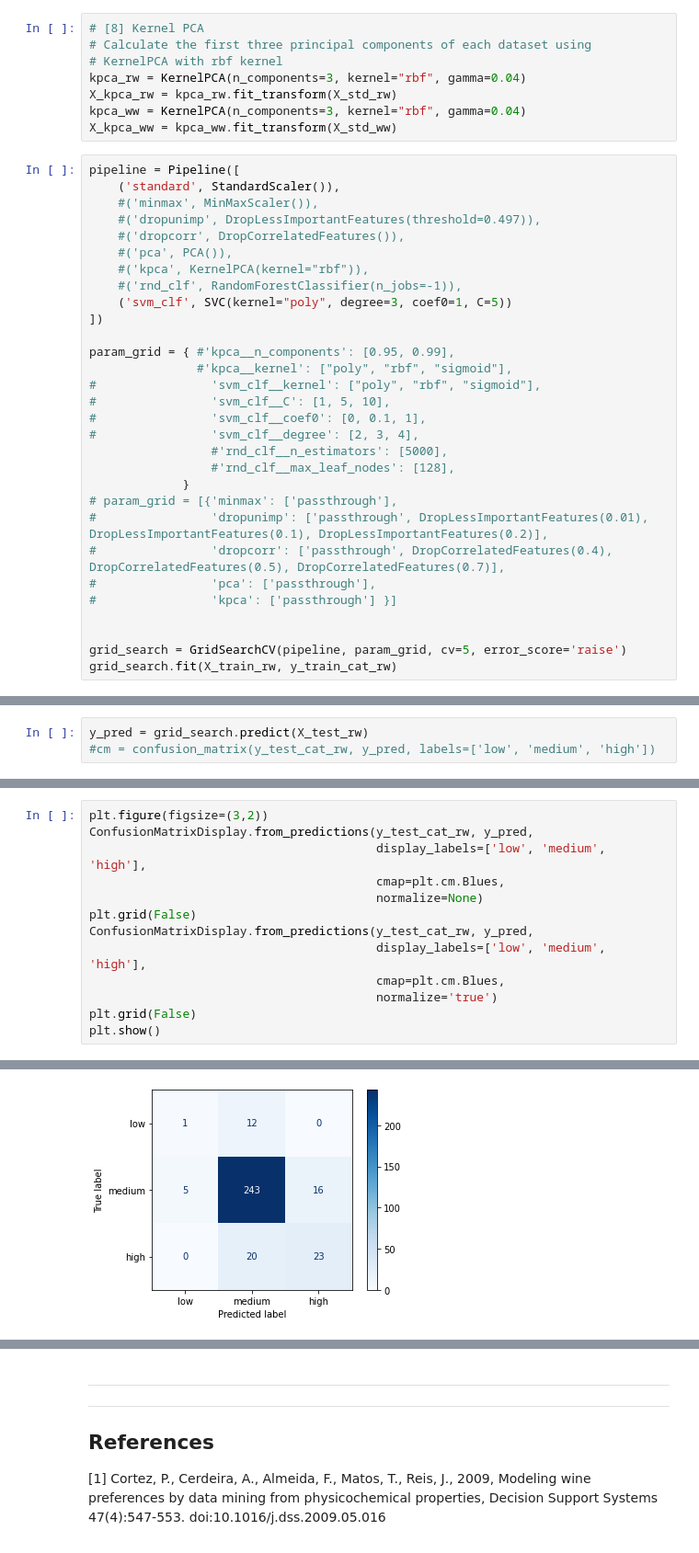
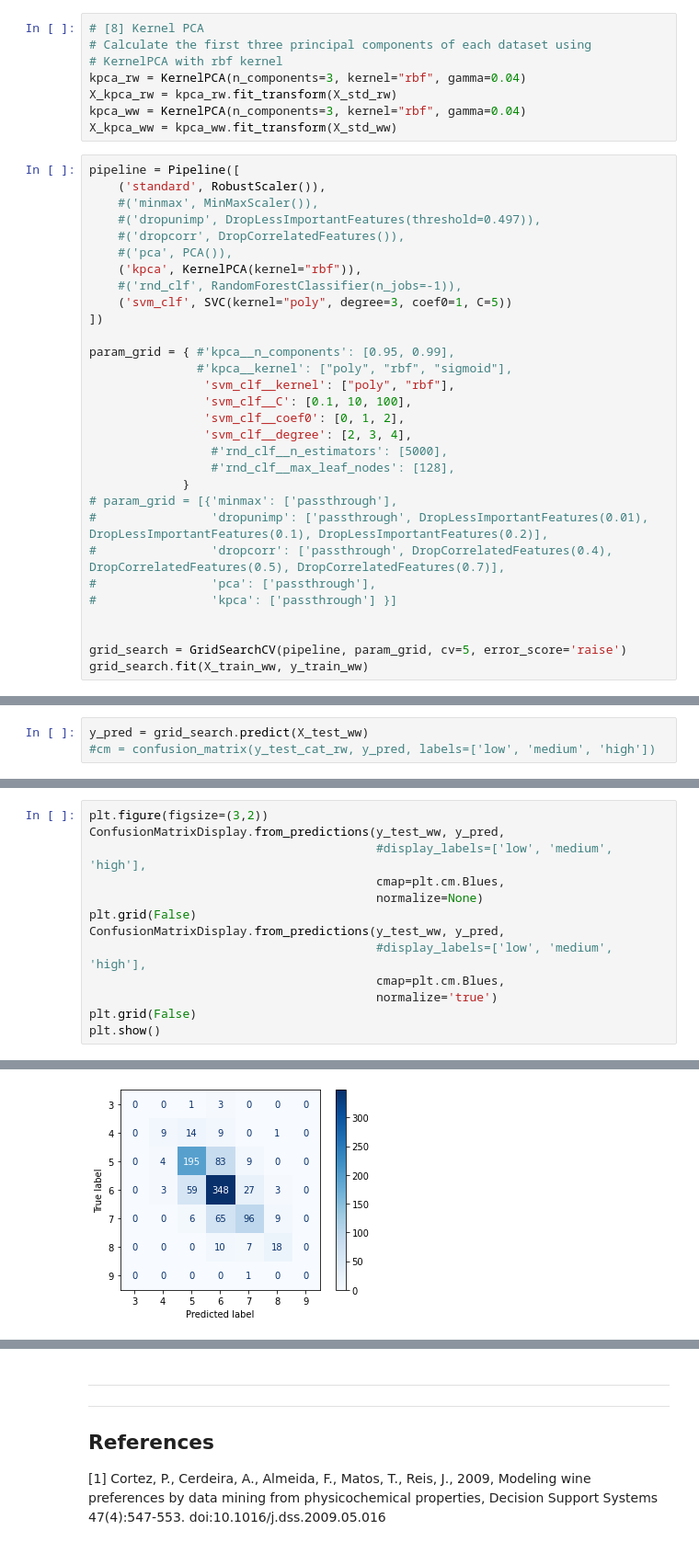
Before and after one commit to fod/machine-learning-statistics, a Jupyter notebook: scikit-learn.ipynb, the cells around one changed output, grey strips where cells are left out. Shown at 92% size. Saved outputs shown, nothing was run; the diff lists cells and outputs as text.

Commit message:
StandardScaler()/RobutsScaler()

```diff
--- a/scikit-learn.ipynb
+++ b/scikit-learn.ipynb
@@ -506,22 +520,22 @@ kpca_ww = KernelPCA(n_components=3, kernel="rbf", gamma=0.04)
 X_kpca_ww = kpca_ww.fit_transform(X_std_ww)
 # %%
 pipeline = Pipeline([
-    ('standard', StandardScaler()),
+    ('standard', RobustScaler()),
     #('minmax', MinMaxScaler()),
     #('dropunimp', DropLessImportantFeatures(threshold=0.497)),
     #('dropcorr', DropCorrelatedFeatures()),
     #('pca', PCA()),
-    #('kpca', KernelPCA(kernel="rbf")),
+    ('kpca', KernelPCA(kernel="rbf")),
     #('rnd_clf', RandomForestClassifier(n_jobs=-1)),
     ('svm_clf', SVC(kernel="poly", degree=3, coef0=1, C=5))
 ])
 
 param_grid = { #'kpca__n_components': [0.95, 0.99],
                #'kpca__kernel': ["poly", "rbf", "sigmoid"],
-#                'svm_clf__kernel': ["poly", "rbf", "sigmoid"],
-#                'svm_clf__C': [1, 5, 10],
-#                'svm_clf__coef0': [0, 0.1, 1],
-#                'svm_clf__degree': [2, 3, 4],
+                'svm_clf__kernel': ["poly", "rbf"],
+                'svm_clf__C': [0.1, 10, 100],
+                'svm_clf__coef0': [0, 1, 2],
+                'svm_clf__degree': [2, 3, 4],
                  #'rnd_clf__n_estimators': [5000],
                  #'rnd_clf__max_leaf_nodes': [128],
              }
@@ -533,6 +547,6 @@ param_grid = { #'kpca__n_components': [0.95, 0.99],
 
 
 grid_search = GridSearchCV(pipeline, param_grid, cv=5, error_score='raise')
-grid_search.fit(X_train_rw, y_train_cat_rw)
+grid_search.fit(X_train_ww, y_train_ww)
 # %% [output]
 GridSearchCV(cv=5, error_score='raise',
@@ -552,4 +570,4 @@ grid_search.best_score_
 # %%
-y_pred = grid_search.predict(X_test_rw)
+y_pred = grid_search.predict(X_test_ww)
 #cm = confusion_matrix(y_test_cat_rw, y_pred, labels=['low', 'medium', 'high'])
 # %%
@@ -562,16 +584,16 @@ array([[  1,  12,   0],
 # %%
 plt.figure(figsize=(3,2))
-ConfusionMatrixDisplay.from_predictions(y_test_cat_rw, y_pred,
-                                        display_labels=['low', 'medium', 'high'],
+ConfusionMatrixDisplay.from_predictions(y_test_ww, y_pred,
+                                        #display_labels=['low', 'medium', 'high'],
                                         cmap=plt.cm.Blues,
                                         normalize=None)
 plt.grid(False)
-ConfusionMatrixDisplay.from_predictions(y_test_cat_rw, y_pred,
-                                        display_labels=['low', 'medium', 'high'],
+ConfusionMatrixDisplay.from_predictions(y_test_ww, y_pred,
+                                        #display_labels=['low', 'medium', 'high'],
                                         cmap=plt.cm.Blues,
                                         normalize='true')
 plt.grid(False)
 plt.show()
 # %% [output]
 <Figure size 216x144 with 0 Axes>
-[figure, old version]
+[figure, new version]
```
Also changed, not shown: parts of 49 cells of this notebook.
